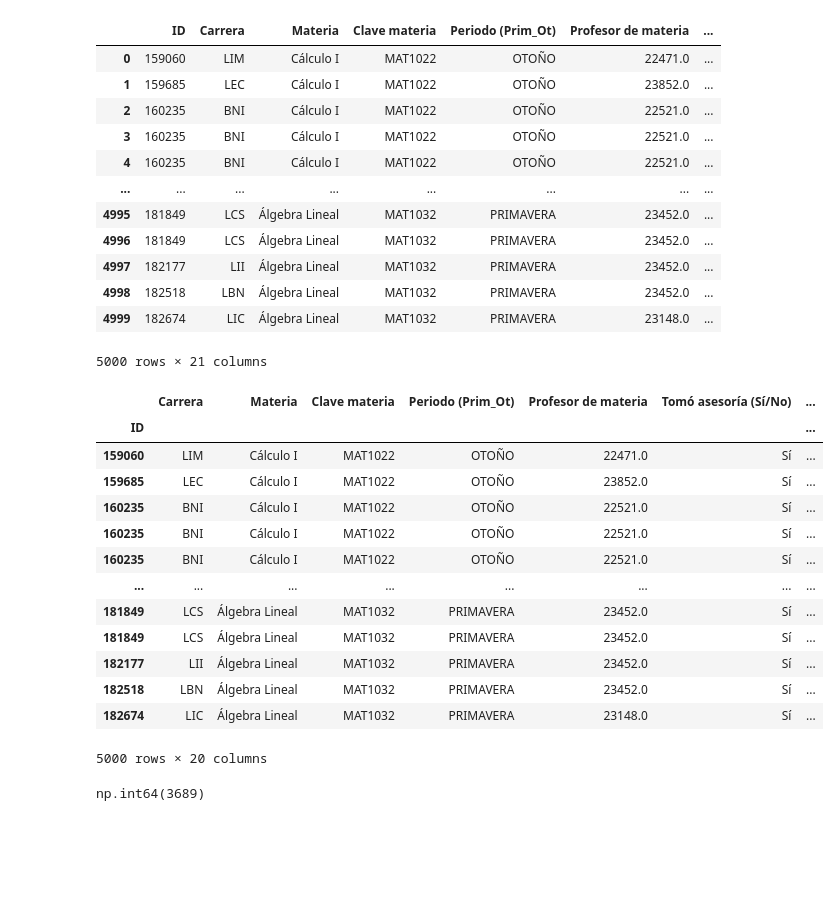
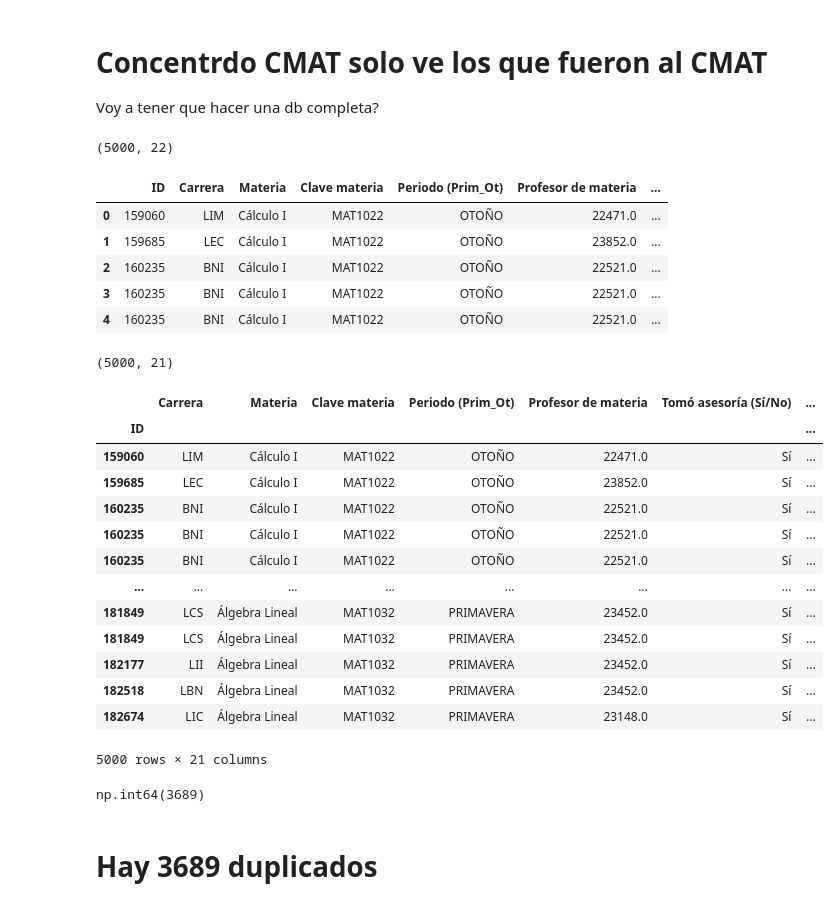
Before and after one commit to heritaco/CMAT, a Jupyter notebook: notebooks/02 Intento con Concentrado/Concentrado CMAT solo ve a los que fueron al CMAT.ipynb, the cells around one changed output. Cells and saved outputs as stored; diff of their text form; code cells hidden in the pictures; blank space fills up the shorter version.

```diff
--- a/notebooks/01 Exploratory Data Analysis/notebook.ipynb
+++ b/notebooks/02 Intento con Concentrado/Concentrado CMAT solo ve a los que fueron al CMAT.ipynb
@@ -1,3 +1,7 @@
+# %% [markdown]
+# Concentrdo CMAT solo ve  los que fueron al CMAT
+
+Voy a tener que hacer una db completa?
 # %%
 from scripts import rexcel
 
@@ -6,25 +10,22 @@ df = rexcel.read_concentrado()
 import pandas as pd
 pd.set_option('display.max_columns', None)
 # %%
-df
+print(df.shape)
+df.head()
 # %% [output]
+(5000, 22)
 |  | ID | Carrera | Materia | Clave materia | Periodo (Prim_Ot) | Profesor de materia | ... |
 | 0 | 159060 | LIM | Cálculo I | MAT1022 | OTOÑO | 22471.0 | ... |
 | 1 | 159685 | LEC | Cálculo I | MAT1022 | OTOÑO | 23852.0 | ... |
 | 2 | 160235 | BNI | Cálculo I | MAT1022 | OTOÑO | 22521.0 | ... |
 | 3 | 160235 | BNI | Cálculo I | MAT1022 | OTOÑO | 22521.0 | ... |
 | 4 | 160235 | BNI | Cálculo I | MAT1022 | OTOÑO | 22521.0 | ... |
-| ... | ... | ... | ... | ... | ... | ... | ... |
-| 4995 | 181849 | LCS | Álgebra Lineal | MAT1032 | PRIMAVERA | 23452.0 | ... |
-| 4996 | 181849 | LCS | Álgebra Lineal | MAT1032 | PRIMAVERA | 23452.0 | ... |
-| 4997 | 182177 | LII | Álgebra Lineal | MAT1032 | PRIMAVERA | 23452.0 | ... |
-| 4998 | 182518 | LBN | Álgebra Lineal | MAT1032 | PRIMAVERA | 23452.0 | ... |
-| 4999 | 182674 | LIC | Álgebra Lineal | MAT1032 | PRIMAVERA | 23148.0 | ... |
-5000 rows × 21 columns
 # %%
 dfi = df.set_index(['ID'])
+print(dfi.shape)
 dfi
 # %% [output]
+(5000, 21)
 |  | Carrera | Materia | Clave materia | Periodo (Prim_Ot) | Profesor de materia | Tomó asesoría (Sí/No) | ... |
 | ID |  |  |  |  |  |  | ... |
 | 159060 | LIM | Cálculo I | MAT1022 | OTOÑO | 22471.0 | Sí | ... |
@@ -38,12 +39,14 @@ dfi
 | 182177 | LII | Álgebra Lineal | MAT1032 | PRIMAVERA | 23452.0 | Sí | ... |
 | 182518 | LBN | Álgebra Lineal | MAT1032 | PRIMAVERA | 23452.0 | Sí | ... |
 | 182674 | LIC | Álgebra Lineal | MAT1032 | PRIMAVERA | 23148.0 | Sí | ... |
-5000 rows × 20 columns
+5000 rows × 21 columns
 # %%
 # are there duplicated IDs?
 dfi.index.duplicated().sum()
 # %% [output]
 np.int64(3689)
+# %% [markdown]
+# Hay 3689 duplicados
 # %%
 # display the duplicated IDs
 dfi[dfi.index.duplicated(keep=False)].sort_index()
```
Also changed, not shown: parts of 7 cells of this notebook, 29 other files.
